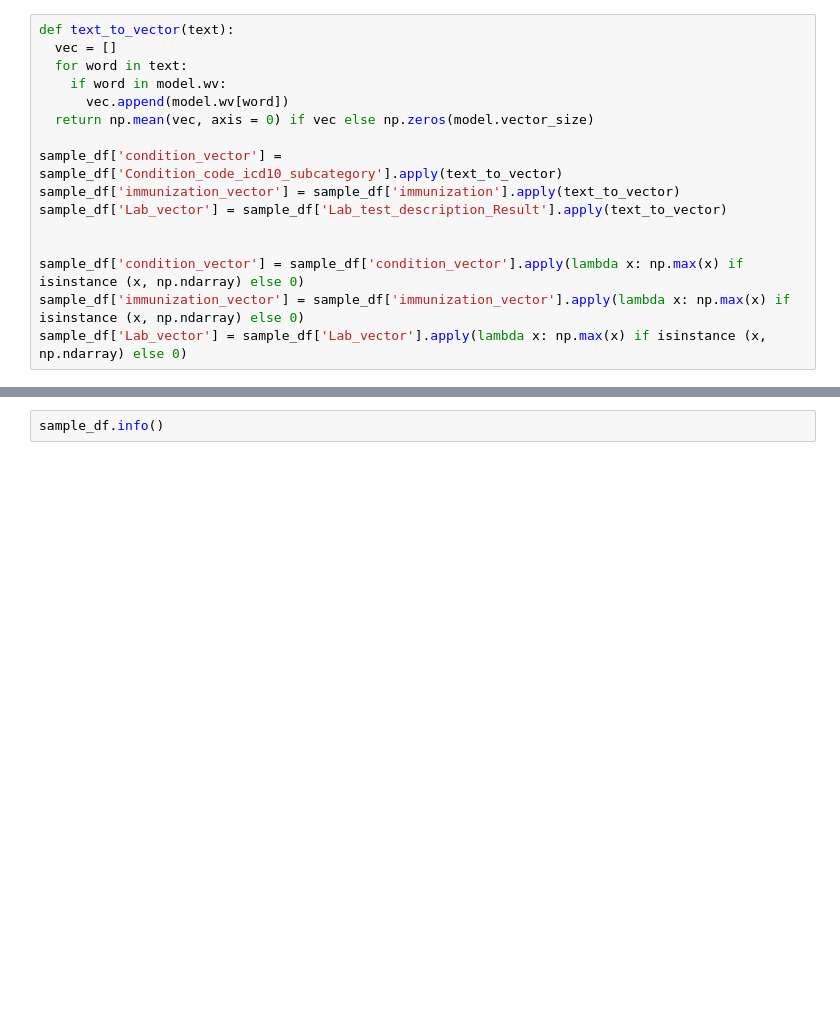
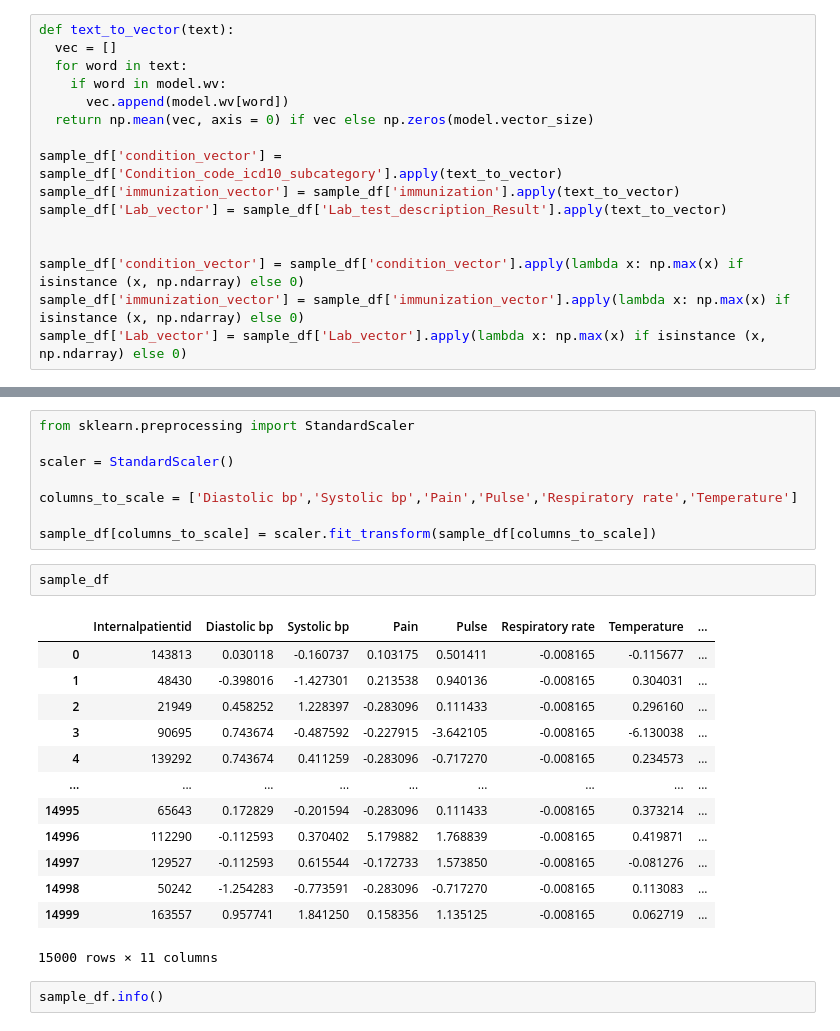
Before and after one commit to nisha1365/precisionFDA, a Jupyter notebook: modelbuilding.ipynb, the cells around one changed output, grey strips where cells are left out. Drawn from its saved outputs; the diff is of its cells as text; blank space fills up the shorter version.

```diff
--- a/modelbuilding.ipynb
+++ b/modelbuilding.ipynb
@@ -101,3 +101,27 @@ sample_df.head()
+# %%
+from sklearn.preprocessing import StandardScaler
+
+scaler = StandardScaler()
+
+columns_to_scale = ['Diastolic bp','Systolic bp','Pain','Pulse','Respiratory rate','Temperature']
+
+sample_df[columns_to_scale] = scaler.fit_transform(sample_df[columns_to_scale])
+# %%
+sample_df
+# %% [output]
+|  | Internalpatientid | Diastolic bp | Systolic bp | Pain | Pulse | Respiratory rate | Temperature | ... |
+| 0 | 143813 | 0.030118 | -0.160737 | 0.103175 | 0.501411 | -0.008165 | -0.115677 | ... |
+| 1 | 48430 | -0.398016 | -1.427301 | 0.213538 | 0.940136 | -0.008165 | 0.304031 | ... |
+| 2 | 21949 | 0.458252 | 1.228397 | -0.283096 | 0.111433 | -0.008165 | 0.296160 | ... |
+| 3 | 90695 | 0.743674 | -0.487592 | -0.227915 | -3.642105 | -0.008165 | -6.130038 | ... |
+| 4 | 139292 | 0.743674 | 0.411259 | -0.283096 | -0.717270 | -0.008165 | 0.234573 | ... |
+| ... | ... | ... | ... | ... | ... | ... | ... | ... |
+| 14995 | 65643 | 0.172829 | -0.201594 | -0.283096 | 0.111433 | -0.008165 | 0.373214 | ... |
+| 14996 | 112290 | -0.112593 | 0.370402 | 5.179882 | 1.768839 | -0.008165 | 0.419871 | ... |
+| 14997 | 129527 | -0.112593 | 0.615544 | -0.172733 | 1.573850 | -0.008165 | -0.081276 | ... |
+| 14998 | 50242 | -1.254283 | -0.773591 | -0.283096 | -0.717270 | -0.008165 | 0.113083 | ... |
+| 14999 | 163557 | 0.957741 | 1.841250 | 0.158356 | 1.135125 | -0.008165 | 0.062719 | ... |
+15000 rows × 11 columns
 # %%
 sample_df.info()
 # %% [output]
```
Also changed, not shown: parts of 22 cells of this notebook.
